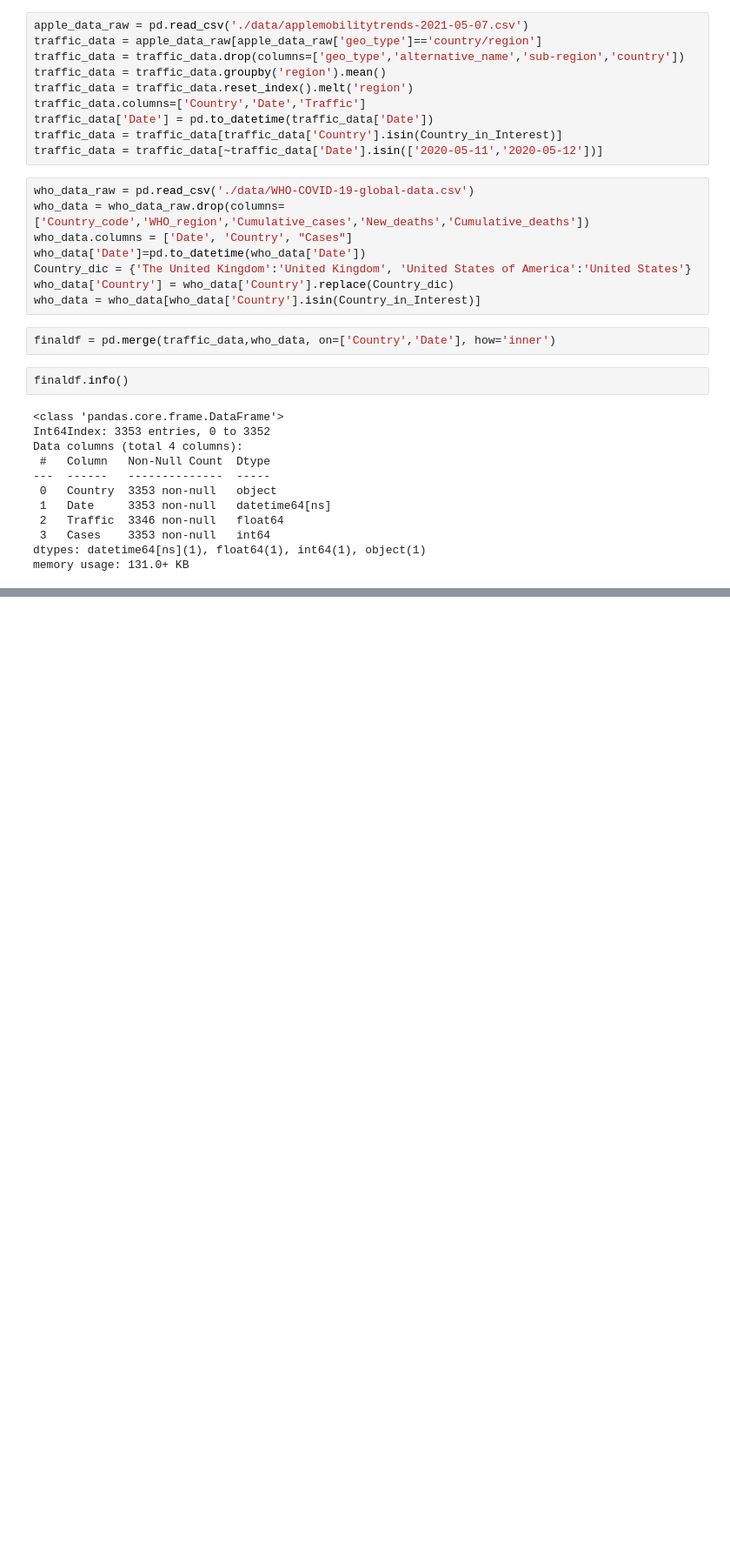
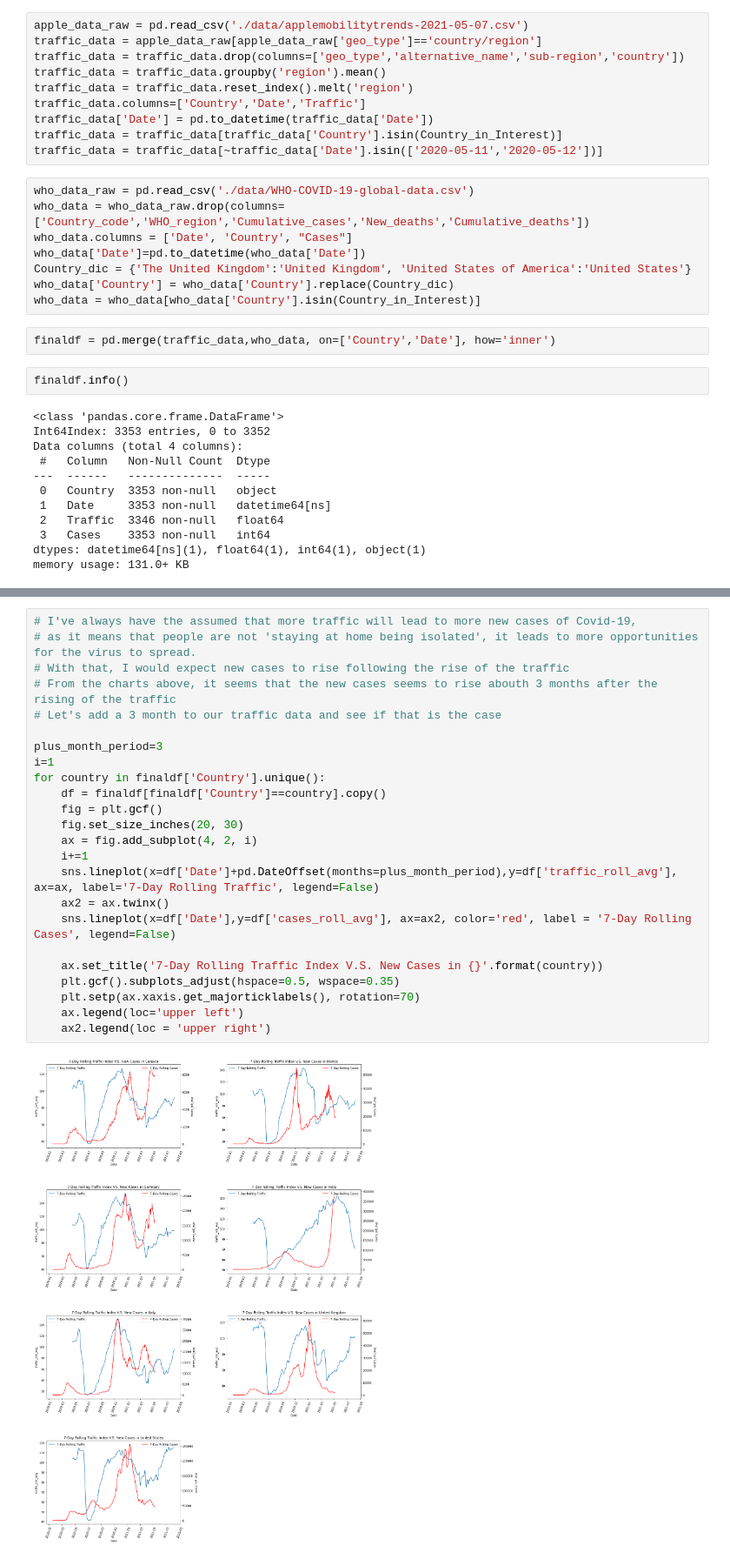
Before and after one commit to Wenjun-Mao/SIADS591_Project, a Jupyter notebook: Project591_Traffice_and_Covid.ipynb, the cells around one changed output, grey strips where cells are left out. Shown at 87% size. Saved outputs shown, nothing was run; the diff lists cells and outputs as text; blank space fills up the shorter version.

```diff
--- a/Project591_Traffice_and_Covid.ipynb
+++ b/Project591_Traffice_and_Covid.ipynb
@@ -71,0 +100,26 @@ for country in finaldf['Country'].unique():
+# %%
+# I've always have the assumed that more traffic will lead to more new cases of Covid-19,
+# as it means that people are not 'staying at home being isolated', it leads to more opportunities for the virus to spread.
+# With that, I would expect new cases to rise following the rise of the traffic
+# From the charts above, it seems that the new cases seems to rise abouth 3 months after the rising of the traffic
+# Let's add a 3 month to our traffic data and see if that is the case
+
+plus_month_period=3
+i=1
+for country in finaldf['Country'].unique():
+    df = finaldf[finaldf['Country']==country].copy()
+    fig = plt.gcf()
+    fig.set_size_inches(20, 30)
+    ax = fig.add_subplot(4, 2, i)
+    i+=1
+    sns.lineplot(x=df['Date']+pd.DateOffset(months=plus_month_period),y=df['traffic_roll_avg'], ax=ax, label='7-Day Rolling Traffic', legend=False)
+    ax2 = ax.twinx()
+    sns.lineplot(x=df['Date'],y=df['cases_roll_avg'], ax=ax2, color='red', label = '7-Day Rolling Cases', legend=False)
+
+    ax.set_title('7-Day Rolling Traffic Index V.S. New Cases in {}'.format(country))
+    plt.gcf().subplots_adjust(hspace=0.5, wspace=0.35)
+    plt.setp(ax.xaxis.get_majorticklabels(), rotation=70)
+    ax.legend(loc='upper left')
+    ax2.legend(loc = 'upper right')
+# %% [output]
+[figure, added]
```
Also changed, not shown: parts of 14 cells of this notebook.
